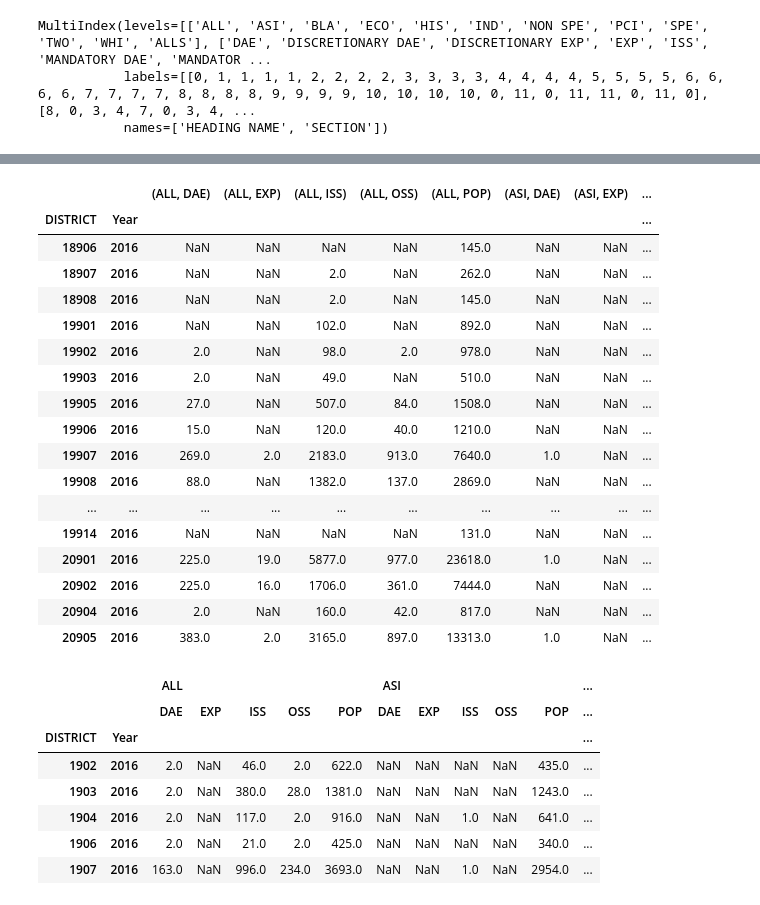
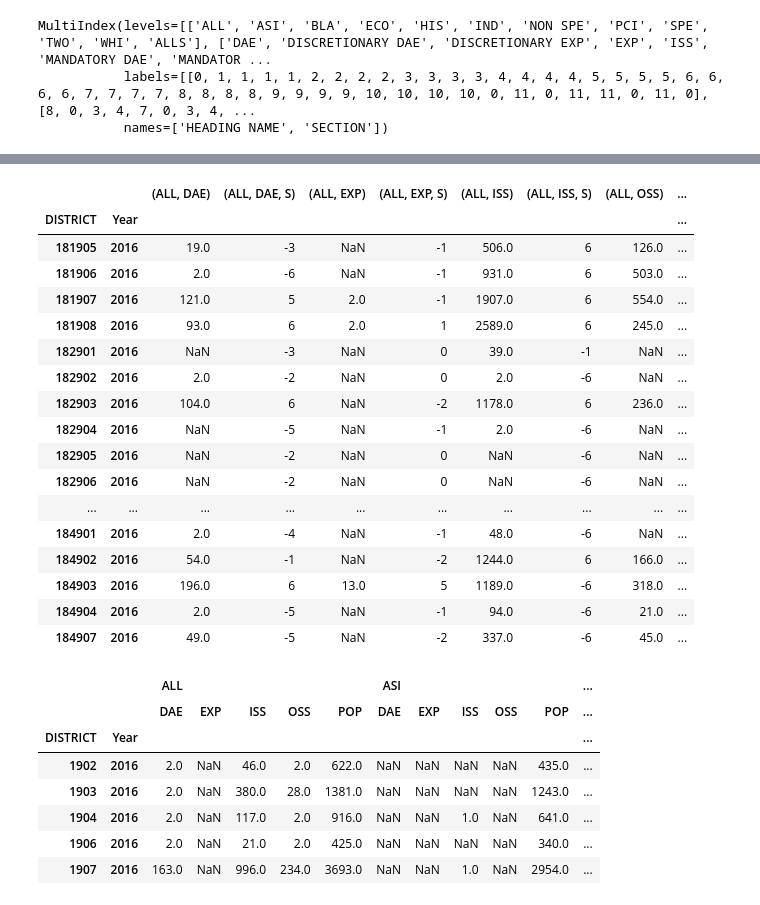
Before and after one commit to txappleseed/txappleseedmap, a Jupyter notebook: scripts/TEAtoFlat.ipynb, the cells around one changed output, grey strips where cells are left out. Cells and saved outputs as stored; diff of their text form; code cells hidden in the pictures.

```diff
--- a/scripts/TEAtoFlat.ipynb
+++ b/scripts/TEAtoFlat.ipynb
@@ -116,11 +113,11 @@ def getYear(year):
                 for region in range(1,21)]
     a = pd.concat(one_year)
     # a = a[~a.index.duplicated(keep='last')]  # a single row was causing a non-unique multiindex error
-    dfnames = a[["DISTRICT", "DISTNAME"]].drop_duplicates()
+    # dfnames = a[["DISTRICT", "DISTNAME"]].drop_duplicates()
     apple = formatDF(a, year, year_col).rename(columns={year_col: "Count"})
-    return apple, dfnames
+    return apple
 
-df, dfnames = getYear(year)
+df = getYear(year)
 # %%
 # saving list of school names to link to the IDs later.
 
@@ -234,5 +228,9 @@ district = district * .01
 # %%
+
+
+# adding population for each demographic group
+
 for demo in demos:
-    dfwide[demo, "POP"] = dfwide[[("ALL", "POP"), ("DPET" + demo + "P")]].prod(axis=1)
+    dfwide[demo, "POP"] = dfwide[[("ALL", "POP"), ("DPET" + demo + "P")]].prod(axis=1).round(0)
 # %%
 dfpivot = dfwide.drop(columns=["DPETBLAP","DPETHISP","DPETWHIP","DPETINDP","DPETASIP","DPETPCIP","DPETTWOP","DPETECOP","DPETSPEP"])
@@ -263,7 +277,7 @@ def impossible(distPop, racePop, all_punishments, group_punishments):
     0
     """
 
-    # The "RecordError" column flags implausible data entries. Some of them could still be true if school administrators
+    # flags implausible data entries. Some of them could still be true if school administrators
     # applied different standards different standards to determine which students belong to which demographic group.
     # Or some could be the result of students not being counted because of the time they moved in and out of district.
 
@@ -295,9 +309,15 @@ def getFisher(row, state_pop, state_punishments, d, p):
 
     # Using the impossible function to decide whether to proceed, instead of making separate columns.
 
-    distPop = state_pop # variable name is now misleading
+    if d == "ALL":
+        distPop = state_pop # variable names are misleading in the "ALL" case
+        all_punishments = state_punishments
+
+    else:
+        distPop = row[("ALL", "POP")]
+        all_punishments = row[("ALL", p)]
+
     racePop = row[(d, "POP")]
-    all_punishments = state_punishments
     group_punishments = row[(d, p)]
 
     if impossible(distPop, racePop, all_punishments, group_punishments):
@@ -312,6 +332,8 @@ def getFisher(row, state_pop, state_punishments, d, p):
     else:
         if pd.isna(group_punishments):
             group_punishments = 0
+        if pd.isna(all_punishments):
+            all_punishments = 0
         try:
             oddsratio, pvalueG = stats.fisher_exact([[racePop, max(distPop - racePop, 0)],
                                                  [group_punishments, max(all_punishments - group_punishments, 0)]],
@@ -326,7 +348,7 @@ def getFisher(row, state_pop, state_punishments, d, p):
         else:
             pv = pvalueG - 1
 
-        # To save space in the JSON, this simplifies the decimal values to an integer from -6 to 6
+        # To save space in the output file, this simplifies the decimal values to an integer from -6 to 6
         # It should replace similar code in txappleseedmap/js/index.js
 
         scale = -6
@@ -336,8 +358,6 @@ def getFisher(row, state_pop, state_punishments, d, p):
             if pv > v:
                 scale += 1
 
-        # pv = Decimal(pv)
-        # pv = pv.quantize(Decimal('0.000001'))
     return scale
 
 # print(getFisher(20, 5, 20, 10))
@@ -356,35 +376,34 @@ state_pop = dfpivot[("ALL", "POP")].sum()
 # This compares each population within a district to the state as a whole,
 # not the district as a whole.
 
-state_punishments = {}
-
 for p in pdict.values():
-    state_punishments[p] = dfpivot[("ALL", p)].sum()
+    state_punishments = dfpivot[("ALL", p)].sum()
     for d in demos:
-        dfpivot[d + p + "S"] = dfpivot.apply(getFisher, axis = 1, args = (state_pop, state_punishments[p], d, p))
+        dfpivot[(d, p, "S")] = dfpivot.apply(getFisher, axis = 1, args = (state_pop, state_punishments, d, p))
 # %%
 # This chart has too many sixes and negative sixes. Need to go back to the old way of calculating.
 
-dfpivot[100:120]
+dfpivot = dfpivot.sort_index(axis=1)
+dfpivot[900:920]
 # %% [output]
-|  |  | (ALL, DAE) | (ALL, EXP) | (ALL, ISS) | (ALL, OSS) | (ALL, POP) | (ASI, DAE) | (ASI, EXP) | ... |
+|  |  | (ALL, DAE) | (ALL, DAE, S) | (ALL, EXP) | (ALL, EXP, S) | (ALL, ISS) | (ALL, ISS, S) | (ALL, OSS) | ... |
 | DISTRICT | Year |  |  |  |  |  |  |  | ... |
-| 18906 | 2016 | NaN | NaN | NaN | NaN | 145.0 | NaN | NaN | ... |
-| 18907 | 2016 | NaN | NaN | 2.0 | NaN | 262.0 | NaN | NaN | ... |
-| 18908 | 2016 | NaN | NaN | 2.0 | NaN | 145.0 | NaN | NaN | ... |
-| 19901 | 2016 | NaN | NaN | 102.0 | NaN | 892.0 | NaN | NaN | ... |
-| 19902 | 2016 | 2.0 | NaN | 98.0 | 2.0 | 978.0 | NaN | NaN | ... |
-| 19903 | 2016 | 2.0 | NaN | 49.0 | NaN | 510.0 | NaN | NaN | ... |
-| 19905 | 2016 | 27.0 | NaN | 507.0 | 84.0 | 1508.0 | NaN | NaN | ... |
-| 19906 | 2016 | 15.0 | NaN | 120.0 | 40.0 | 1210.0 | NaN | NaN | ... |
-| 19907 | 2016 | 269.0 | 2.0 | 2183.0 | 913.0 | 7640.0 | 1.0 | NaN | ... |
-| 19908 | 2016 | 88.0 | NaN | 1382.0 | 137.0 | 2869.0 | NaN | NaN | ... |
+| 181905 | 2016 | 19.0 | -3 | NaN | -1 | 506.0 | 6 | 126.0 | ... |
+| 181906 | 2016 | 2.0 | -6 | NaN | -1 | 931.0 | 6 | 503.0 | ... |
+| 181907 | 2016 | 121.0 | 5 | 2.0 | -1 | 1907.0 | 6 | 554.0 | ... |
+| 181908 | 2016 | 93.0 | 6 | 2.0 | 1 | 2589.0 | 6 | 245.0 | ... |
+| 182901 | 2016 | NaN | -3 | NaN | 0 | 39.0 | -1 | NaN | ... |
+| 182902 | 2016 | 2.0 | -2 | NaN | 0 | 2.0 | -6 | NaN | ... |
+| 182903 | 2016 | 104.0 | 6 | NaN | -2 | 1178.0 | 6 | 236.0 | ... |
+| 182904 | 2016 | NaN | -5 | NaN | -1 | 2.0 | -6 | NaN | ... |
+| 182905 | 2016 | NaN | -2 | NaN | 0 | NaN | -6 | NaN | ... |
+| 182906 | 2016 | NaN | -2 | NaN | 0 | NaN | -6 | NaN | ... |
 | ... | ... | ... | ... | ... | ... | ... | ... | ... | ... |
-| 19914 | 2016 | NaN | NaN | NaN | NaN | 131.0 | NaN | NaN | ... |
-| 20901 | 2016 | 225.0 | 19.0 | 5877.0 | 977.0 | 23618.0 | 1.0 | NaN | ... |
-| 20902 | 2016 | 225.0 | 16.0 | 1706.0 | 361.0 | 7444.0 | NaN | NaN | ... |
-| 20904 | 2016 | 2.0 | NaN | 160.0 | 42.0 | 817.0 | NaN | NaN | ... |
-| 20905 | 2016 | 383.0 | 2.0 | 3165.0 | 897.0 | 13313.0 | 1.0 | NaN | ... |
+| 184901 | 2016 | 2.0 | -4 | NaN | -1 | 48.0 | -6 | NaN | ... |
+| 184902 | 2016 | 54.0 | -1 | NaN | -2 | 1244.0 | 6 | 166.0 | ... |
+| 184903 | 2016 | 196.0 | 6 | 13.0 | 5 | 1189.0 | -6 | 318.0 | ... |
+| 184904 | 2016 | 2.0 | -5 | NaN | -1 | 94.0 | -6 | 21.0 | ... |
+| 184907 | 2016 | 49.0 | -5 | NaN | -2 | 337.0 | -6 | 45.0 | ... |
 # %%
 # Checking to see how to restore the column MultiIndex
 
```
Also changed, not shown: parts of 10 cells of this notebook.
